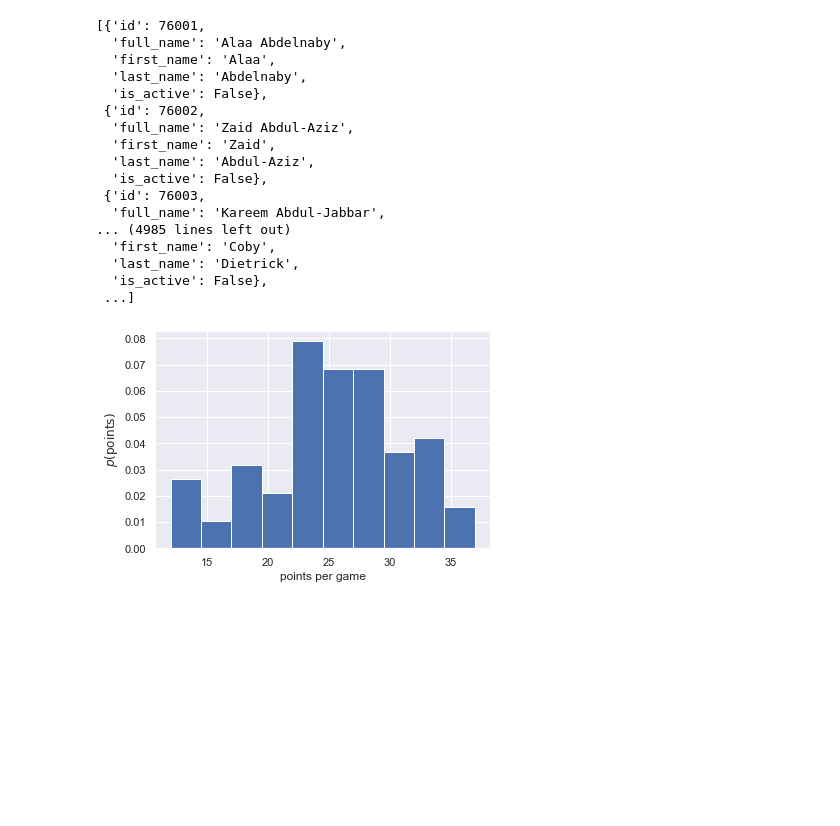
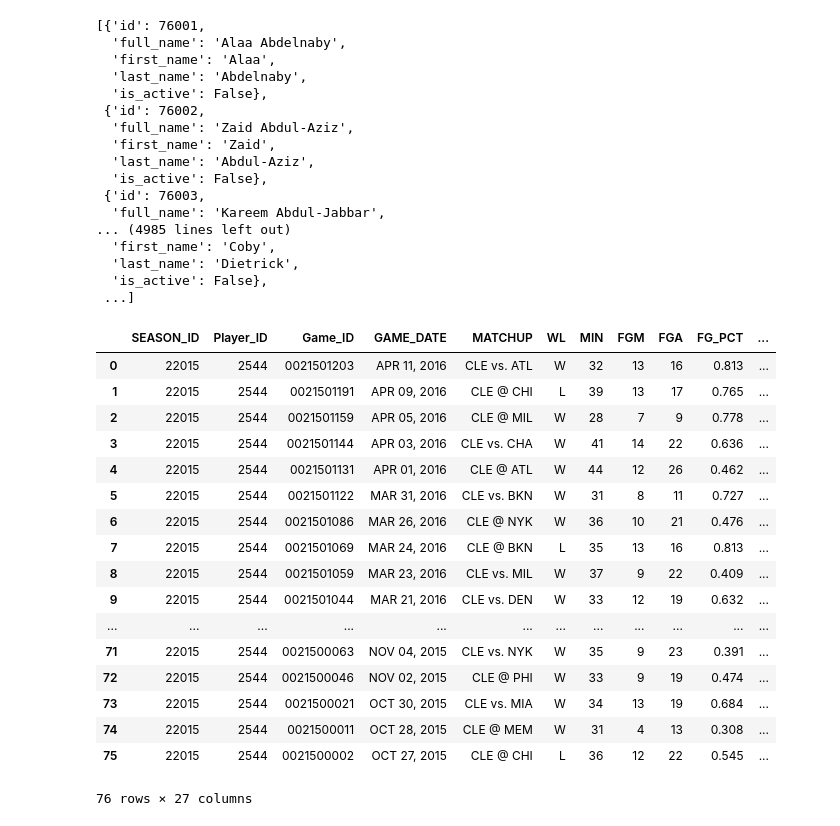
Before and after one commit to erdos2020nbaou/nba_ou_jam, a Jupyter notebook: NBA_Jam_Derek.ipynb, the cells around one changed output. Saved outputs shown, nothing was run; the diff lists cells and outputs as text; code cells hidden in the pictures; blank space fills up the shorter version.

```diff
--- a/NBA_Jam_Derek.ipynb
+++ b/NBA_Jam_Derek.ipynb
@@ -231,12 +231,24 @@ display(player_dict)
 # %%
 gamelog_lebron= playergamelog.PlayerGameLog(player_id='2544', season = '2015')
 df_lebron = gamelog_lebron.get_data_frames()
 df_lebron = df_lebron[0]
-lebron_pts = df_lebron['PTS']
-mu_lebron = np.mean(lebron_pts)
-plt.hist(lebron_pts, density=True)
-plt.xlabel('points per game')
-plt.ylabel(r'$p(\rm points)$')
-plt.show()
+display(df_lebron)
 # %% [output]
-[figure, removed]
+|  | SEASON_ID | Player_ID | Game_ID | GAME_DATE | MATCHUP | WL | MIN | FGM | FGA | FG_PCT | ... |
+| 0 | 22015 | 2544 | 0021501203 | APR 11, 2016 | CLE vs. ATL | W | 32 | 13 | 16 | 0.813 | ... |
+| 1 | 22015 | 2544 | 0021501191 | APR 09, 2016 | CLE @ CHI | L | 39 | 13 | 17 | 0.765 | ... |
+| 2 | 22015 | 2544 | 0021501159 | APR 05, 2016 | CLE @ MIL | W | 28 | 7 | 9 | 0.778 | ... |
+| 3 | 22015 | 2544 | 0021501144 | APR 03, 2016 | CLE vs. CHA | W | 41 | 14 | 22 | 0.636 | ... |
+| 4 | 22015 | 2544 | 0021501131 | APR 01, 2016 | CLE @ ATL | W | 44 | 12 | 26 | 0.462 | ... |
+| 5 | 22015 | 2544 | 0021501122 | MAR 31, 2016 | CLE vs. BKN | W | 31 | 8 | 11 | 0.727 | ... |
+| 6 | 22015 | 2544 | 0021501086 | MAR 26, 2016 | CLE @ NYK | W | 36 | 10 | 21 | 0.476 | ... |
+| 7 | 22015 | 2544 | 0021501069 | MAR 24, 2016 | CLE @ BKN | L | 35 | 13 | 16 | 0.813 | ... |
+| 8 | 22015 | 2544 | 0021501059 | MAR 23, 2016 | CLE vs. MIL | W | 37 | 9 | 22 | 0.409 | ... |
+| 9 | 22015 | 2544 | 0021501044 | MAR 21, 2016 | CLE vs. DEN | W | 33 | 12 | 19 | 0.632 | ... |
+| ... | ... | ... | ... | ... | ... | ... | ... | ... | ... | ... | ... |
+| 71 | 22015 | 2544 | 0021500063 | NOV 04, 2015 | CLE vs. NYK | W | 35 | 9 | 23 | 0.391 | ... |
+| 72 | 22015 | 2544 | 0021500046 | NOV 02, 2015 | CLE @ PHI | W | 33 | 9 | 19 | 0.474 | ... |
+| 73 | 22015 | 2544 | 0021500021 | OCT 30, 2015 | CLE vs. MIA | W | 34 | 13 | 19 | 0.684 | ... |
+| 74 | 22015 | 2544 | 0021500011 | OCT 28, 2015 | CLE @ MEM | W | 31 | 4 | 13 | 0.308 | ... |
+| 75 | 22015 | 2544 | 0021500002 | OCT 27, 2015 | CLE @ CHI | L | 36 | 12 | 22 | 0.545 | ... |
+76 rows × 27 columns
```
Also changed, not shown: parts of 3 cells of this notebook.
